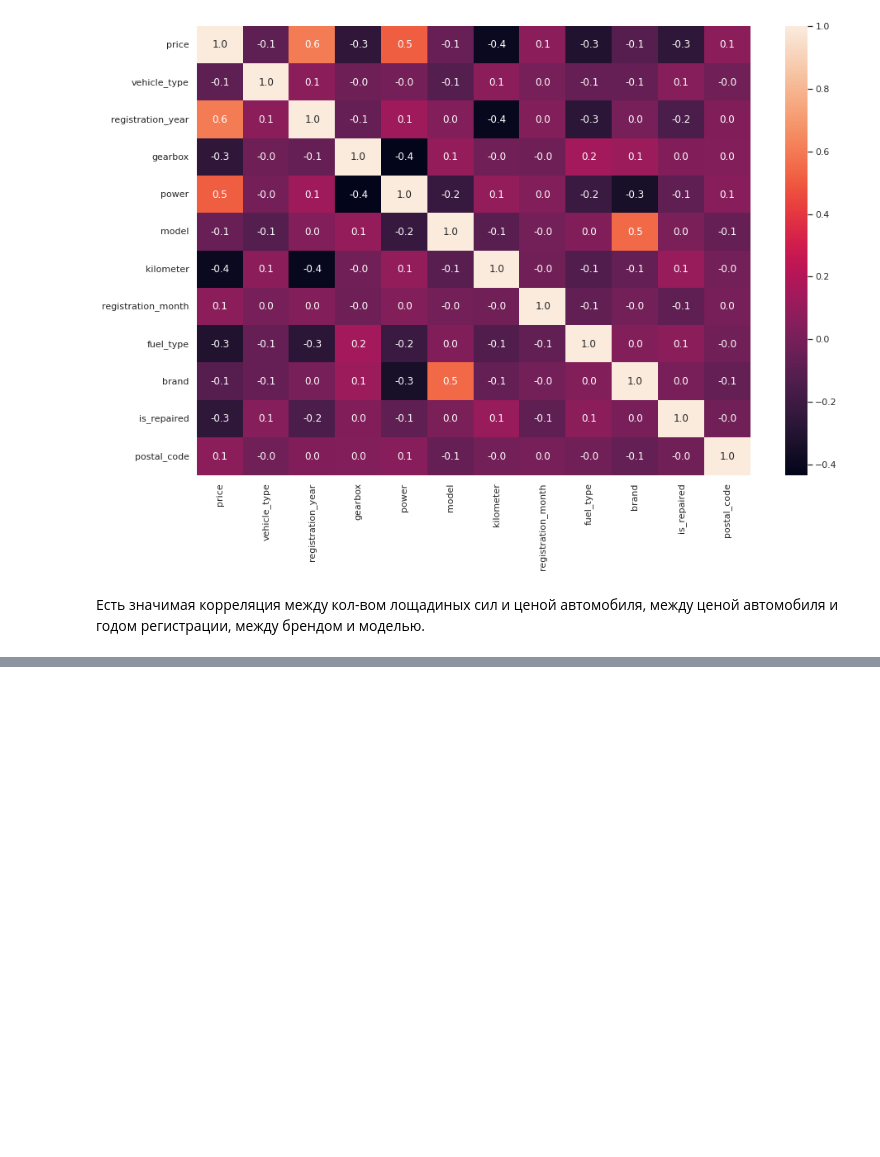
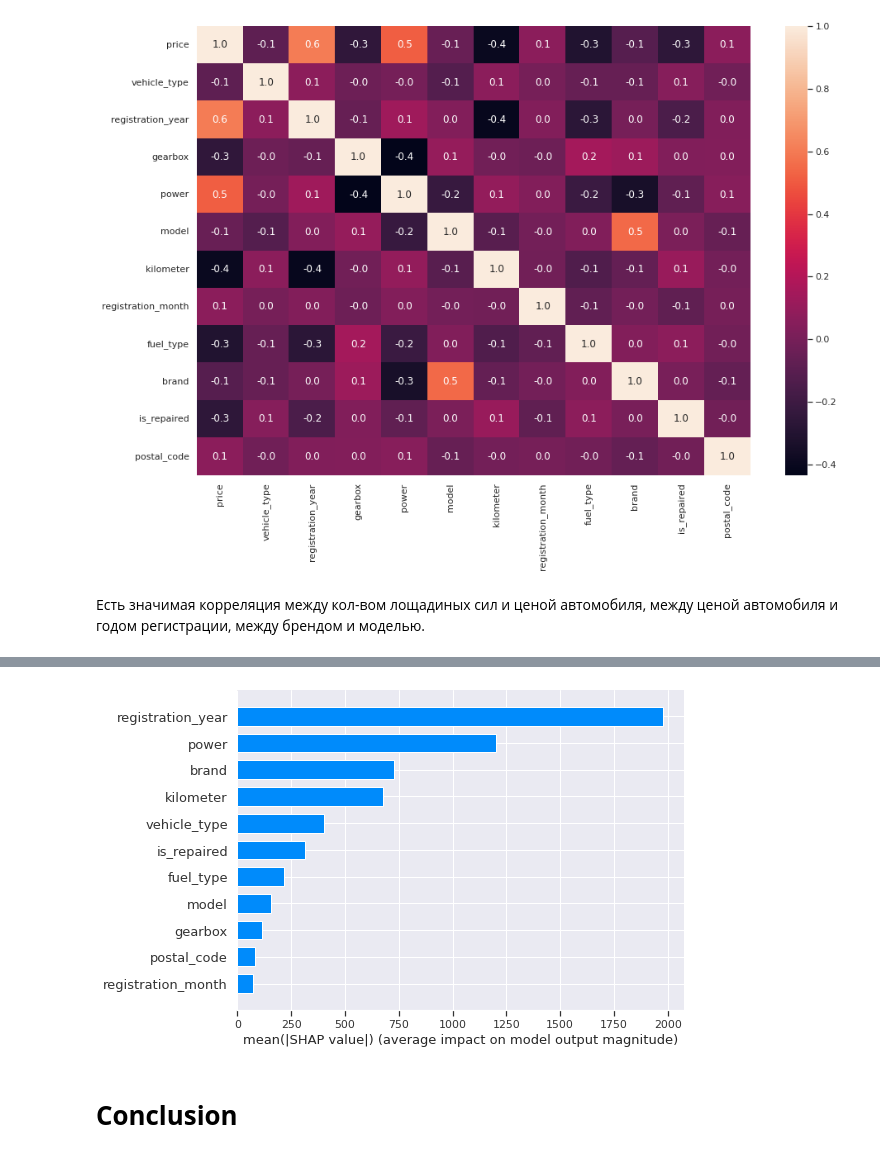
Before and after one commit to Doppler-67/car-price-prediction, a Jupyter notebook: autos.ipynb, the cells around one changed output, grey strips where cells are left out. Cells and saved outputs as stored; diff of their text form; code cells hidden in the pictures; blank space fills up the shorter version.

```diff
--- a/autos.ipynb
+++ b/autos.ipynb
@@ -429,0 +602,6 @@ sns.heatmap(data.corr(), annot=True, fmt=".1f")
+# %%
+shap.summary_plot(shap_values, x_train_and_test, plot_type="bar")
+# %% [output]
+[figure, added]
+# %% [markdown]
+# **Conclusion**
```
Also changed, not shown: parts of 35 cells of this notebook.
